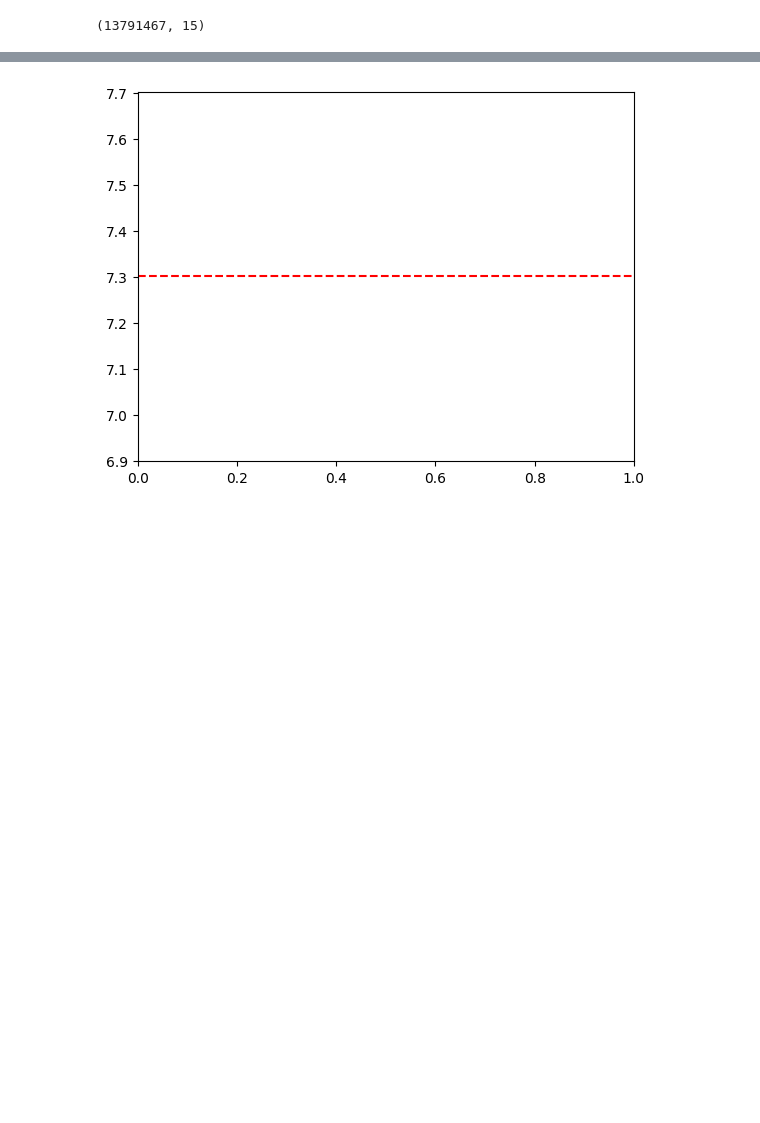
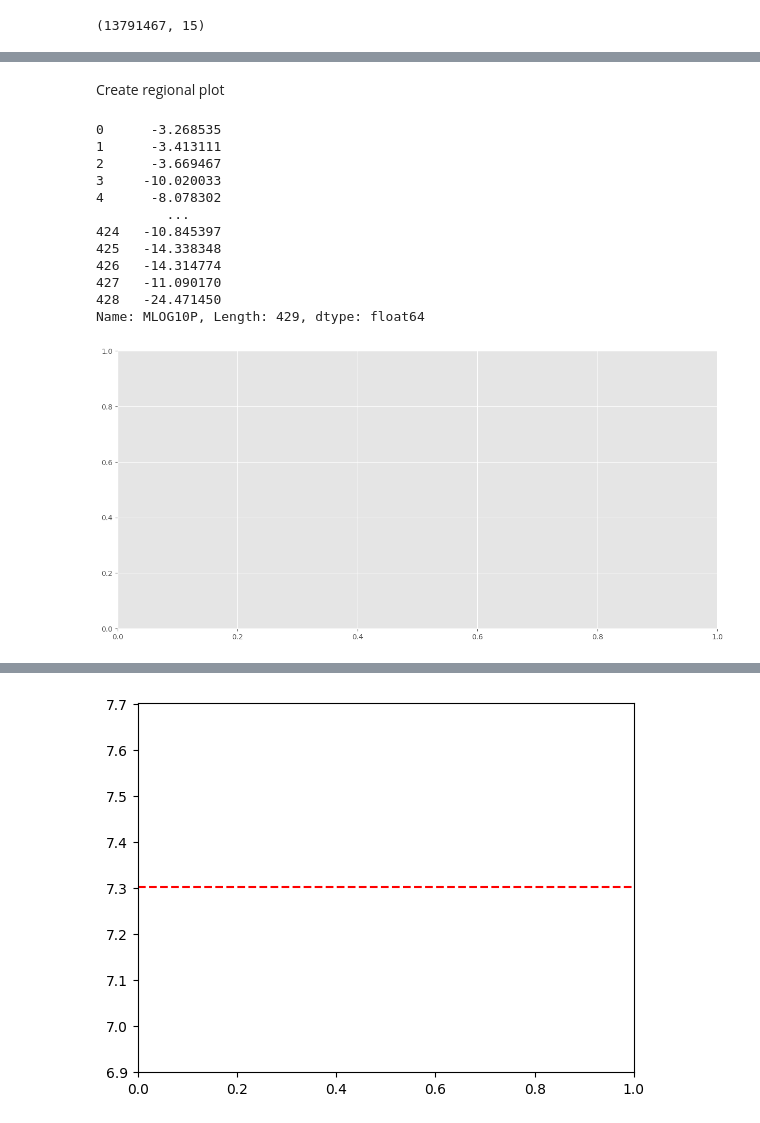
Before and after one commit to RedietNegash/hypothesis-generation-demo, a Jupyter notebook: notebooks/finemapping_susie.ipynb, the cells around one changed output, grey strips where cells are left out. Saved outputs shown, nothing was run; the diff lists cells and outputs as text; code cells hidden in the pictures; blank space fills up the shorter version.

Commit message:
Credible Set Analysis

```diff
--- a/notebooks/finemapping_susie.ipynb
+++ b/notebooks/finemapping_susie.ipynb
@@ -182,0 +208,3 @@ SyntaxError: invalid syntax (2166070461.py, line 1)
+# %%
+df = df.head(429)
+df.shape
@@ -182,0 +273,9 @@ SyntaxError: invalid syntax (2166070461.py, line 1)
+# %%
+ro.r('set.seed(123)')
+fit = susieR.susie_rss(
+    bhat = df["BETA"].values.reshape(len(R_df), 1),
+    shat = df["SE"].values.reshape(len(R_df), 1),
+    R = R_df,
+    L = 10,
+    n = 503
+)
@@ -182,0 +320,11 @@ SyntaxError: invalid syntax (2166070461.py, line 1)
+# %%
+df = df.reset_index(drop=True)
+df["cs"] = 0
+n_cs = len(susieR.susie_get_cs(fit, coverage = 0.95, min_abs_corr = 0.5, Xcorr = R_df)[0])
+credible_sets = susieR.susie_get_cs(fit, coverage=0.95, min_abs_corr=0.5, Xcorr=R_df)[0]
+for i in range(n_cs):
+    cs_index = credible_sets[i]
+    df.loc[np.array(cs_index)-1, "cs"] = i + 1
+
+df["pip"] = np.array(susieR.susie_get_pip(fit))
+df
@@ -182,0 +345,22 @@ SyntaxError: invalid syntax (2166070461.py, line 1)
+# %% [markdown]
+Create regional plot
+# %%
+plt.style.use("ggplot")
+fig, ax = plt.subplots(nrows=1, ncols=1, figsize=(15, 7))
+col_to_plot = "MLOG10P"
+df[col_to_plot] = -np.log10(df["P"])
+print(df[col_to_plot])
+# %% [output]
+0      -3.268535
+1      -3.413111
+2      -3.669467
+3     -10.020033
+4      -8.078302
+         ...
+424   -10.845397
+425   -14.338348
+426   -14.314774
+427   -11.090170
+428   -24.471450
+Name: MLOG10P, Length: 429, dtype: float64
+[figure, added]
```
Also changed, not shown: parts of 41 cells of this notebook.
